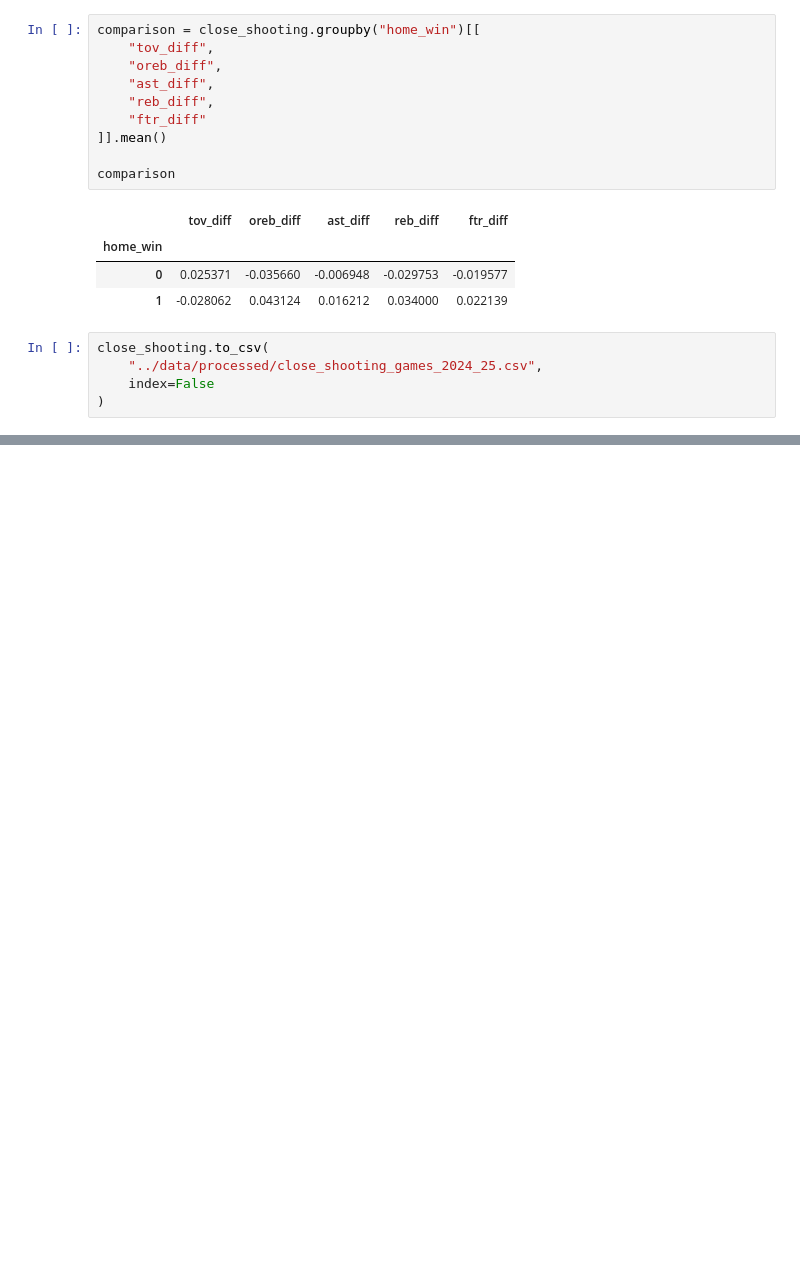
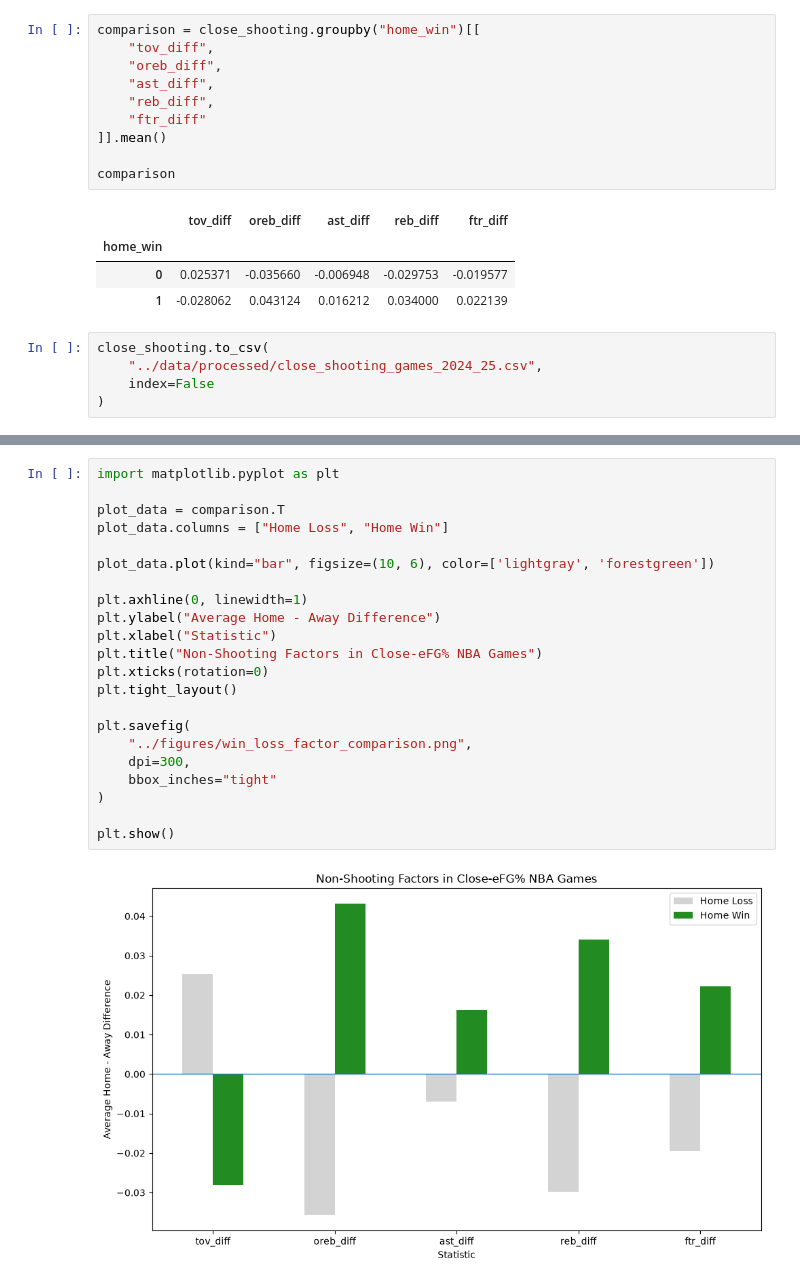
Before and after one commit to timreeg/nba-winning-without-outshooting, a Jupyter notebook: notebooks/01_data_exploration.ipynb, the cells around one changed output, grey strips where cells are left out. Cells and saved outputs as stored; diff of their text form; blank space fills up the shorter version.

```diff
--- a/notebooks/01_data_exploration.ipynb
+++ b/notebooks/01_data_exploration.ipynb
@@ -483,0 +509,24 @@ close_shooting.to_csv(
+# %%
+import matplotlib.pyplot as plt
+
+plot_data = comparison.T
+plot_data.columns = ["Home Loss", "Home Win"]
+
+plot_data.plot(kind="bar", figsize=(10, 6), color=['lightgray', 'forestgreen'])
+
+plt.axhline(0, linewidth=1)
+plt.ylabel("Average Home - Away Difference")
+plt.xlabel("Statistic")
+plt.title("Non-Shooting Factors in Close-eFG% NBA Games")
+plt.xticks(rotation=0)
+plt.tight_layout()
+
+plt.savefig(
+    "../figures/win_loss_factor_comparison.png",
+    dpi=300,
+    bbox_inches="tight"
+)
+
+plt.show()
+# %% [output]
+[figure, added]
```
Also changed, not shown: parts of 13 cells of this notebook, 2 other files.
